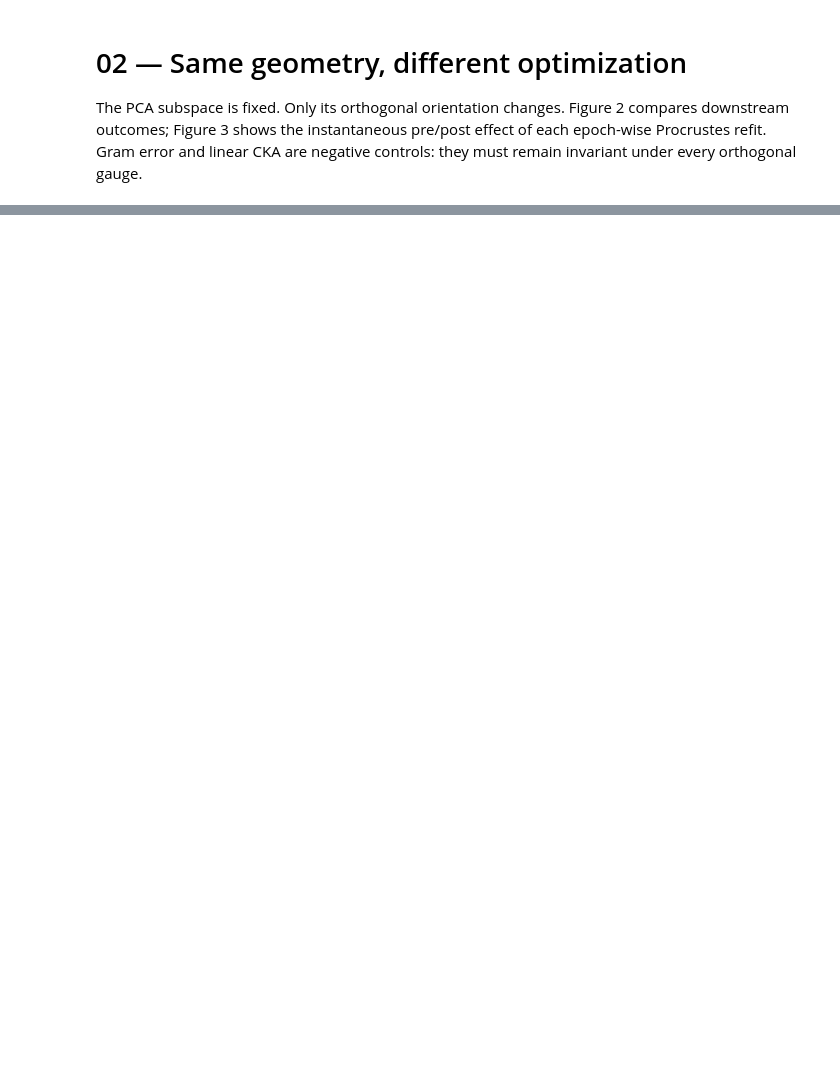
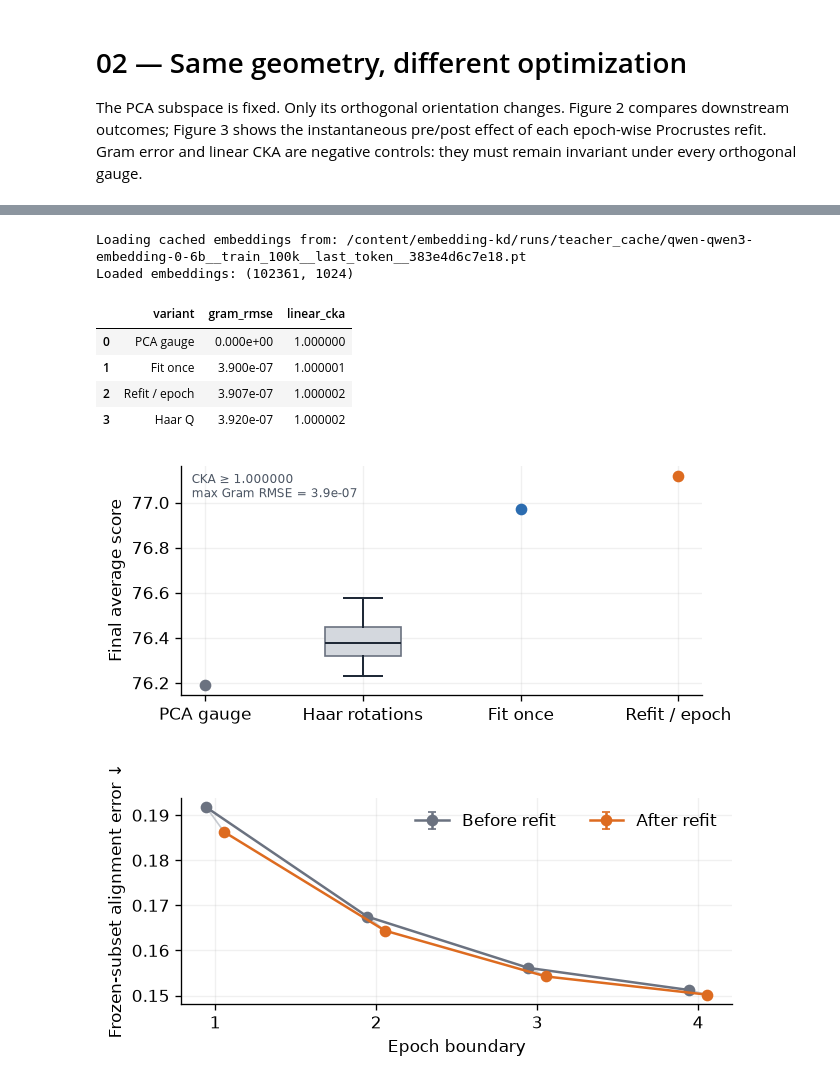
Before and after one commit to duncan-nguyen/embedding-kd, a Jupyter notebook: notebooks/02_rotation_analysis.ipynb, the cells around one changed output, grey strips where cells are left out. Drawn from its saved outputs; the diff is of its cells as text; code cells hidden in the pictures; blank space fills up the shorter version.

```diff
--- a/notebooks/02_rotation_analysis.ipynb
+++ b/notebooks/02_rotation_analysis.ipynb
@@ -11,13 +11,13 @@ from pathlib import Path
 
 REPO_URL = "https://github.com/duncan-nguyen/embedding-kd.git"
 AUTO_PULL_REPO, INSTALL_REQUIREMENTS = True, True
-PAIR = "qwen3_4b_to_bert_base"
+PAIR = "qwen3_0.6b_to_minilm_h384"
 TRAIN_DATA_REL = Path("data/train_set/train_100k.csv")
 RUN_NAME = f"analysis_rotation_{PAIR}_v2"
-SEEDS, ROTATION_DRAWS = [42, 43, 44], list(range(10))
+SEEDS, ROTATION_DRAWS = [42], list(range(10))
 BATCH_SIZE, EPOCHS, LR = 128, 5, 7e-5
 TARGET_ROWS = 256
-EXECUTE, STOP_ON_ERROR, REQUIRE_COMPLETE = False, True, True
+EXECUTE, STOP_ON_ERROR, REQUIRE_COMPLETE = True, True, True
 CUDA_VISIBLE_DEVICES = "0"
 # %%
 # 2. Repo, dependencies, GPU và dữ liệu
@@ -122,10 +172,12 @@ done = results.query("status == 'done'").copy()
 if done.empty:
     print("No completed runs yet.")
 else:
-    expected = {"pca_gauge": 3, "haar": 30, "fit_once": 3, "refit_epoch": 3}
+    expected = pd.Series([job["arm"] for job in jobs]).value_counts().to_dict()
     counts = done.groupby("arm").size().to_dict()
     if REQUIRE_COMPLETE and counts != expected:
-        raise RuntimeError(f"Incomplete rotation grid: got {counts}, expected {expected}")
+        missing = {arm: expected[arm] - counts.get(arm, 0) for arm in expected
+                   if counts.get(arm, 0) != expected[arm]}
+        raise RuntimeError(f"Incomplete rotation grid: got {counts}, expected {expected} (missing {missing})")
     teacher, _ = load_teacher_cache(teacher_cache_path(PROJECT_DIR, cache_dir, pair=pair, train_data=TRAIN_DATA))
     teacher = teacher[:min(TARGET_ROWS, len(teacher))].float()
     def targets(arm, draw=None):
@@ -156,7 +208,10 @@ else:
         if arm == "haar":
             continue
         values = 100 * done.query("arm == @arm")["avg_all"].dropna()
-        ax.errorbar(position, values.mean(), yerr=values.std(ddof=1), fmt="o", ms=6,
+        if values.empty:
+            continue
+        yerr = values.std(ddof=1) if len(values) > 1 else 0.0
+        ax.errorbar(position, values.mean(), yerr=yerr, fmt="o", ms=6,
                     capsize=3, color=colors[arm], zorder=3)
     ax.set(xticks=range(4), xticklabels=labels, ylabel="Final average score")
     ax.text(.02, .97, f"CKA ≥ {invariance.linear_cka.min():.6f}\nmax Gram RMSE = {invariance.gram_rmse.max():.1e}",
@@ -172,30 +227,40 @@ else:
             continue
         saved = torch.load(Path(job["run_dir"]) / "teacher_projection.pt", map_location="cpu", weights_only=False)
         for event in saved.get("gauge_history", []):
             if "epoch" not in event:
                 continue
             events += [
                 {"seed": job["seed"], "epoch": event["epoch"], "state": "Before refit", "error": 1 - event["cos_previous_gauge"]},
                 {"seed": job["seed"], "epoch": event["epoch"], "state": "After refit", "error": 1 - event["cos_after"]},
             ]
     events = pd.DataFrame(events)
     events.to_csv(run_root / "gauge_refit_events.csv", index=False)
     stats = events.groupby(["state", "epoch"])["error"].agg(["mean", "std"]).reset_index()
     fig, ax = plt.subplots(figsize=(5.5, 2.45))
     offsets = {"Before refit": -.055, "After refit": .055}
     colors = {"Before refit": "#6B7280", "After refit": "#DD6B20"}
     for state in offsets:
         part = stats.query("state == @state").sort_values("epoch")
         ax.errorbar(part.epoch + offsets[state], part["mean"], yerr=part["std"].fillna(0),
                     marker="o", capsize=2.5, color=colors[state], label=state)
     for epoch in sorted(events.epoch.unique()):
         pair_values = stats.query("epoch == @epoch").set_index("state")["mean"]
         ax.plot([epoch + offsets[s] for s in offsets], [pair_values[s] for s in offsets],
                 color="#C7CBD1", lw=1, zorder=0)
     ax.set(xlabel="Epoch boundary", ylabel="Frozen-subset alignment error ↓",
            xticks=sorted(events.epoch.unique()))
     ax.legend(frameon=False, ncol=2)
     fig.tight_layout()
     fig.savefig(run_root / "figure_3_refit_restores_interface.pdf", bbox_inches="tight")
     fig.savefig(run_root / "figure_3_refit_restores_interface.png", dpi=300, bbox_inches="tight")
     plt.show()
+# %% [output]
+Loading cached embeddings from: /content/embedding-kd/runs/teacher_cache/qwen-qwen3-embedding-0-6b__train_100k__last_token__383e4d6c7e18.pt
+Loaded embeddings: (102361, 1024)
+|  | variant | gram_rmse | linear_cka |
+| 0 | PCA gauge | 0.000e+00 | 1.000000 |
+| 1 | Fit once | 3.900e-07 | 1.000001 |
+| 2 | Refit / epoch | 3.907e-07 | 1.000002 |
+| 3 | Haar Q | 3.920e-07 | 1.000002 |
+[figure, added]
+[figure, added]
```
Also changed, not shown: parts of 3 cells of this notebook, 18 other files.
